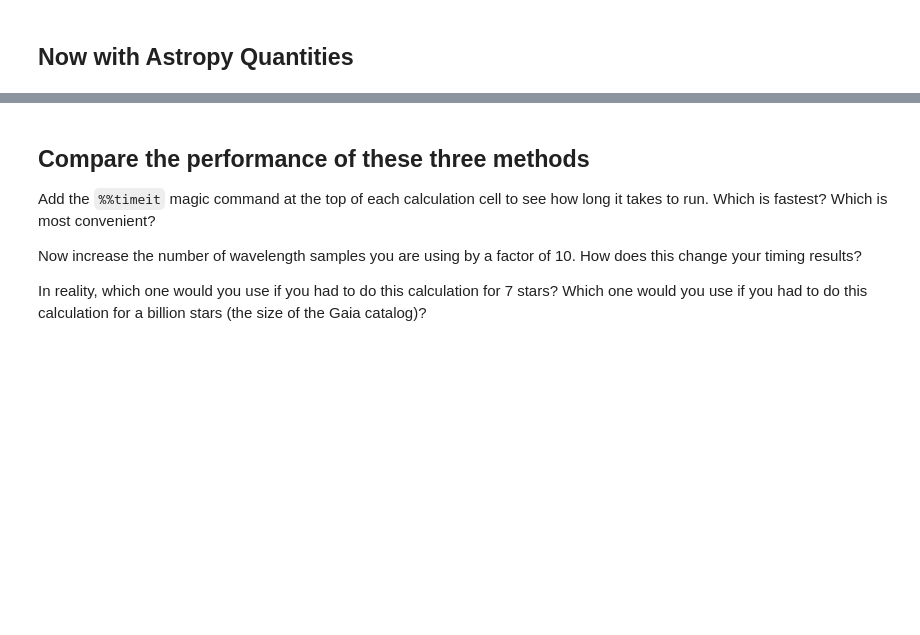
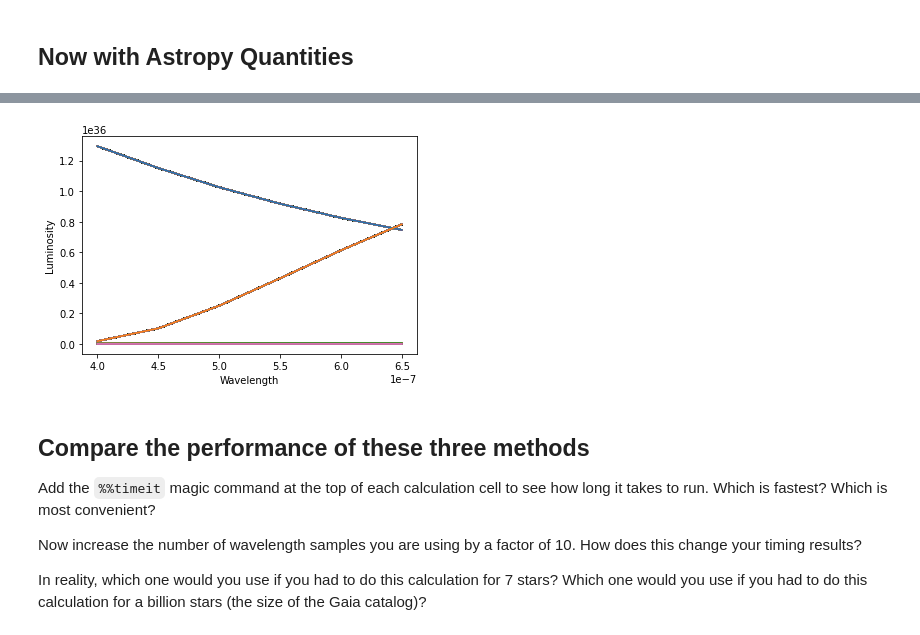
Before and after one commit to ASTR154/scientific-programming, a Jupyter notebook: lucas_scientific_programming.ipynb, the cells around one changed output, grey strips where cells are left out. Cells and saved outputs as stored; diff of their text form; code cells hidden in the pictures; blank space fills up the shorter version.

```diff
--- a/lucas_scientific_programming.ipynb
+++ b/lucas_scientific_programming.ipynb
@@ -82,5 +146,0 @@ radius = np.array(radii)
-# %%
-expo = (H_PLANCK * C_LIGHT) / (wavelength * K_BOLTZMANN * temperature)
-lum = lum = (8 * (np.pi ** 2) * (radius ** 2) *
-           H_PLANCK * (C_LIGHT) ** 2) / (wavelength ** 5) / ((np.exp(expo)) - 1)
-lum
@@ -110,0 +156,50 @@ radii =  # complete with astropy quantity
+# %%
+%%timeit
+
+R_SUN = 6.96e8 * u.m
+C_LIGHT = 3.00e8 * u.m / u.s
+H_PLANCK = 6.63e-34 * u.J / u.Hz
+K_BOLTZMANN = 1.38e-23 * u.J / u.K
+
+
+wavelengths =  np.linspace(400e-9, 650e-9, 6) * u.m
+
+temperatures = {
+    0: np.linspace(24000, 29000, 6) * u.K,
+    1: np.linspace(9700, 30000, 6) * u.K,
+    2: np.linspace(7200, 9700, 6) * u.K,
+    3: np.linspace(5700, 7200, 6) * u.K,
+    4: np.linspace(4900, 5700, 6) * u.K,
+    5: np.linspace(3400, 4900, 6) * u.K,
+    6: np.linspace(2100, 3400, 6) * u.K}
+
+radii = {
+    0: R_SUN * np.linspace(4.5, 6.6, 6),
+    1: R_SUN * np.linspace(1.8, 6.6, 6),
+    2: R_SUN * np.linspace(1.4, 1.8, 6),
+    3: R_SUN * np.linspace(1.1, 1.4, 6),
+    4: R_SUN * np.linspace(0.9, 1.1, 6),
+    5: R_SUN * np.linspace(0.7, 0.9, 6),
+    6: R_SUN * np.linspace(0.1, 0.6, 6)}
+
+def lumplotter(wvlngth, temp, rad):
+    expo = (H_PLANCK * C_LIGHT) / (wvlngth * K_BOLTZMANN * temp)
+    expoval = expo.to_value(u.dimensionless_unscaled)
+    lum = (8 * (np.pi ** 2) * (rad ** 2) * H_PLANCK * (C_LIGHT ** 2)) / \
+          (wvlngth ** 5 * ((np.exp(expoval)) - 1))
+    return lum.to(u.W / u.m)
+
+luminosity = {}
+for n in range(7):
+    lum = []
+    for i in range(len(wavelengths)):
+        lumindex = lumplotter(wavelengths[i], temperatures[n][i], radii[n][i])
+        lum.append(lumindex)
+    luminosity[n] = lum
+
+for n in range(7):
+    plt.plot(wavelengths.to_value(u.m),
+             [l.to_value(u.W / u.m) for l in luminosity[n]])
+    plt.xlabel('Wavelength')
+    plt.ylabel('Luminosity')
+# %% [output]
@@ -111,3 +207,4 @@ radii =  # complete with astropy quantity
+[figure, added]
 # %% [markdown]
 ## Compare the performance of these three methods
 Add the `%%timeit` magic command at the top of each calculation cell to see how long it takes to run. Which is fastest? Which is most convenient?
```
Also changed, not shown: parts of 15 cells of this notebook.
